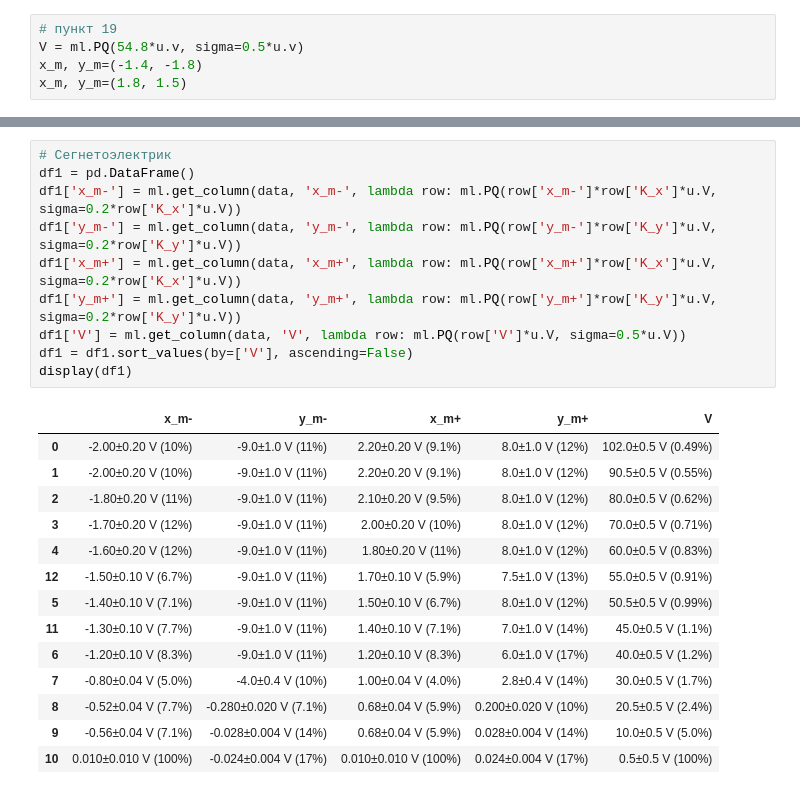
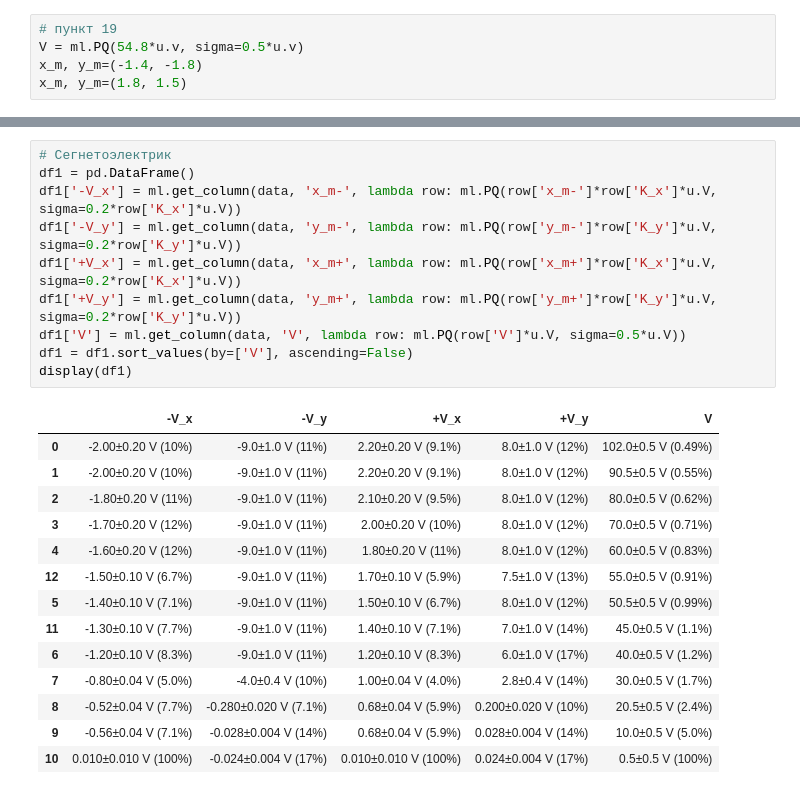
Before and after one commit to Wiki-fan/miptlabs, a Jupyter notebook: 1.1-1.3/lab1.1-1.3.ipynb, the cells around one changed output, grey strips where cells are left out. Saved outputs shown, nothing was run; the diff lists cells and outputs as text.

```diff
--- a/1.1-1.3/lab1.1-1.3.ipynb
+++ b/1.1-1.3/lab1.1-1.3.ipynb
@@ -128,15 +154,15 @@ mu_max (9.60±2.20)*10^-8 F*ohm**2/cm (23%)
 # %%
 # Сегнетоэлектрик
 df1 = pd.DataFrame()
-df1['x_m-'] = ml.get_column(data, 'x_m-', lambda row: ml.PQ(row['x_m-']*row['K_x']*u.V, sigma=0.2*row['K_x']*u.V))
-df1['y_m-'] = ml.get_column(data, 'y_m-', lambda row: ml.PQ(row['y_m-']*row['K_y']*u.V, sigma=0.2*row['K_y']*u.V))
-df1['x_m+'] = ml.get_column(data, 'x_m+', lambda row: ml.PQ(row['x_m+']*row['K_x']*u.V, sigma=0.2*row['K_x']*u.V))
-df1['y_m+'] = ml.get_column(data, 'y_m+', lambda row: ml.PQ(row['y_m+']*row['K_y']*u.V, sigma=0.2*row['K_y']*u.V))
+df1['-V_x'] = ml.get_column(data, 'x_m-', lambda row: ml.PQ(row['x_m-']*row['K_x']*u.V, sigma=0.2*row['K_x']*u.V))
+df1['-V_y'] = ml.get_column(data, 'y_m-', lambda row: ml.PQ(row['y_m-']*row['K_y']*u.V, sigma=0.2*row['K_y']*u.V))
+df1['+V_x'] = ml.get_column(data, 'x_m+', lambda row: ml.PQ(row['x_m+']*row['K_x']*u.V, sigma=0.2*row['K_x']*u.V))
+df1['+V_y'] = ml.get_column(data, 'y_m+', lambda row: ml.PQ(row['y_m+']*row['K_y']*u.V, sigma=0.2*row['K_y']*u.V))
 df1['V'] = ml.get_column(data, 'V', lambda row: ml.PQ(row['V']*u.V, sigma=0.5*u.V))
 df1 = df1.sort_values(by=['V'], ascending=False)
 display(df1)
 # %% [output]
-|  | x_m- | y_m- | x_m+ | y_m+ | V |
+|  | -V_x | -V_y | +V_x | +V_y | V |
 | 0 | -2.00±0.20 V (10%) | -9.0±1.0 V (11%) | 2.20±0.20 V (9.1%) | 8.0±1.0 V (12%) | 102.0±0.5 V (0.49%) |
 | 1 | -2.00±0.20 V (10%) | -9.0±1.0 V (11%) | 2.20±0.20 V (9.1%) | 8.0±1.0 V (12%) | 90.5±0.5 V (0.55%) |
 | 2 | -1.80±0.20 V (11%) | -9.0±1.0 V (11%) | 2.10±0.20 V (9.5%) | 8.0±1.0 V (12%) | 80.0±0.5 V (0.62%) |
```
Also changed, not shown: parts of 5 cells of this notebook, 3 other files.
